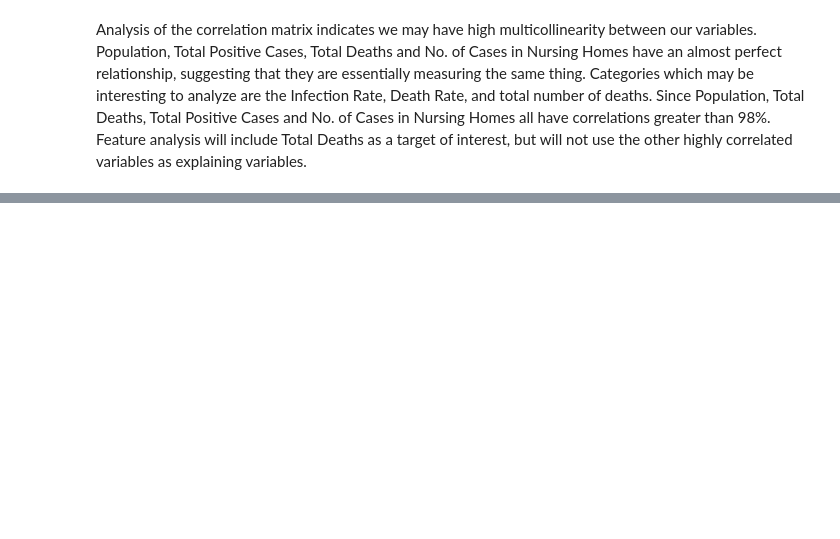
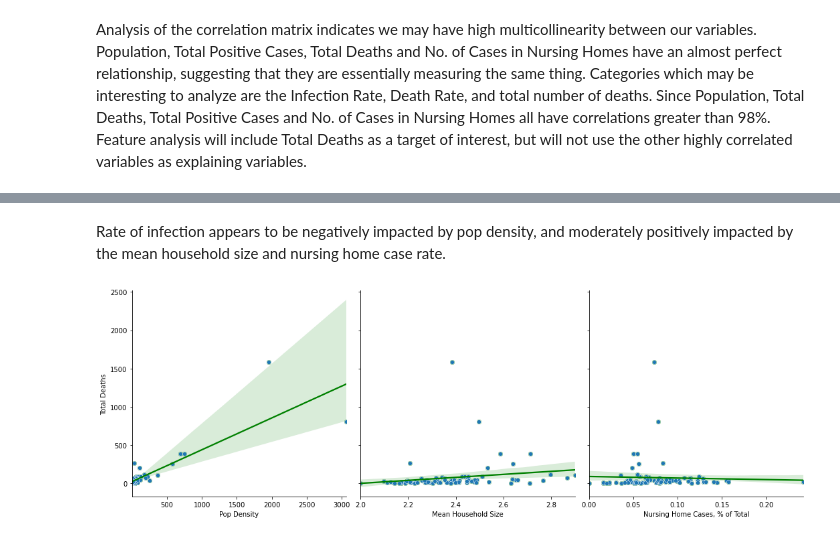
Before and after one commit to jaredbarkley0/PythonGroupProject, a Jupyter notebook: Homework 7/Group 3 Homework 7 Notebook 2.ipynb, the cells around one changed output, grey strips where cells are left out. Saved outputs shown, nothing was run; the diff lists cells and outputs as text; code cells hidden in the pictures; blank space fills up the shorter version.

```diff
--- a/Homework 7/Group 3 Homework 7 Notebook 2.ipynb
+++ b/Homework 7/Group 3 Homework 7 Notebook 2.ipynb
@@ -86,0 +107,10 @@ The initial question for our project was to see if we could identify any geospat
+# %% [markdown]
+Rate of infection appears to be negatively impacted by pop density, and moderately positively impacted by the mean household size and nursing home case rate.
+# %%
+# Examine relationships between Total Deaths and population factors
+
+totaldeathtarget = ['Total Deaths']
+
+plotpairgrid(compiledcountydata, columns, totaldeathtarget)
+# %% [output]
+[figure, added]
```
Also changed, not shown: parts of 16 cells of this notebook, 1 other file.
